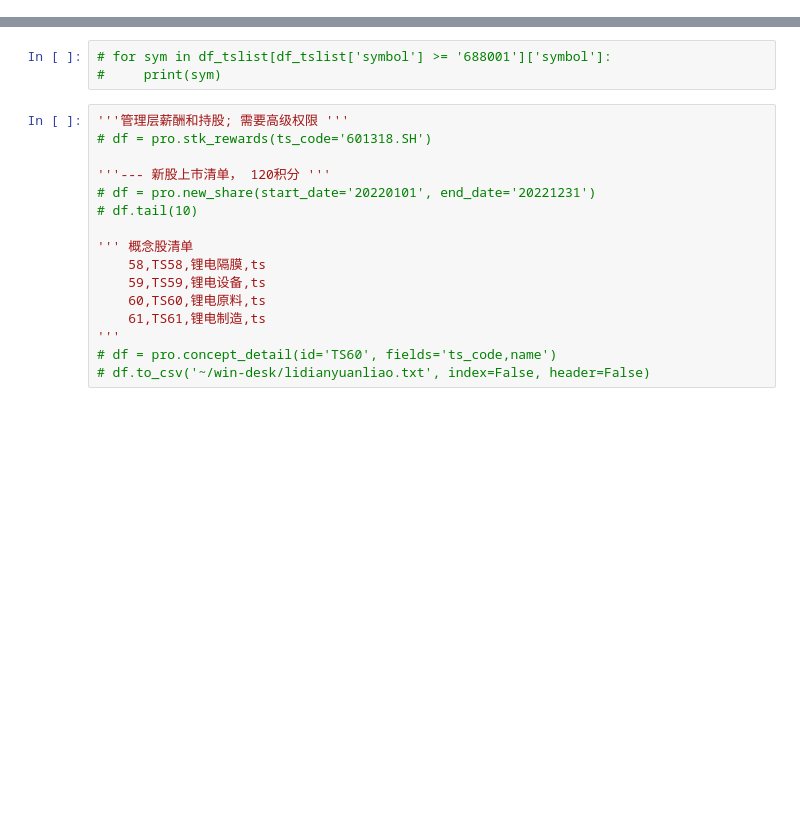
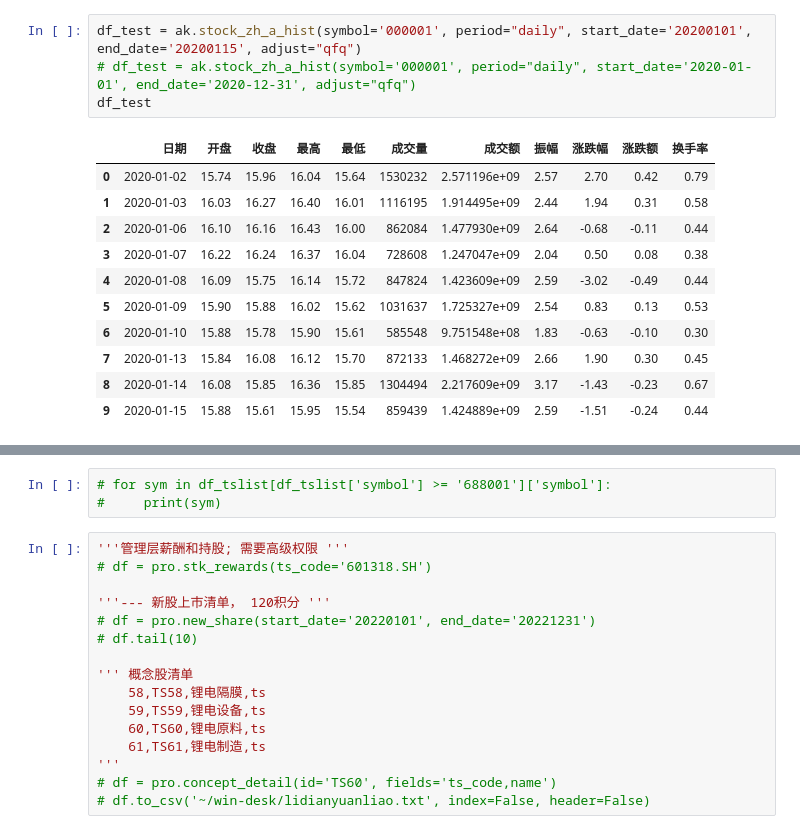
Before and after one commit to charliechensz/qf23, a Jupyter notebook: v4/m11_sync_ak.ipynb, the cells around one changed output, grey strips where cells are left out. Saved outputs shown, nothing was run; the diff lists cells and outputs as text; blank space fills up the shorter version.

```diff
--- a/v4/m11_sync_ak.ipynb
+++ b/v4/m11_sync_ak.ipynb
@@ -150,0 +89,16 @@ Wall time: 17min 57s
+# %%
+df_test = ak.stock_zh_a_hist(symbol='000001', period="daily", start_date='20200101', end_date='20200115', adjust="qfq")
+# df_test = ak.stock_zh_a_hist(symbol='000001', period="daily", start_date='2020-01-01', end_date='2020-12-31', adjust="qfq")
+df_test
+# %% [output]
+|  | 日期 | 开盘 | 收盘 | 最高 | 最低 | 成交量 | 成交额 | 振幅 | 涨跌幅 | 涨跌额 | 换手率 |
+| 0 | 2020-01-02 | 15.74 | 15.96 | 16.04 | 15.64 | 1530232 | 2.571196e+09 | 2.57 | 2.70 | 0.42 | 0.79 |
+| 1 | 2020-01-03 | 16.03 | 16.27 | 16.40 | 16.01 | 1116195 | 1.914495e+09 | 2.44 | 1.94 | 0.31 | 0.58 |
+| 2 | 2020-01-06 | 16.10 | 16.16 | 16.43 | 16.00 | 862084 | 1.477930e+09 | 2.64 | -0.68 | -0.11 | 0.44 |
+| 3 | 2020-01-07 | 16.22 | 16.24 | 16.37 | 16.04 | 728608 | 1.247047e+09 | 2.04 | 0.50 | 0.08 | 0.38 |
+| 4 | 2020-01-08 | 16.09 | 15.75 | 16.14 | 15.72 | 847824 | 1.423609e+09 | 2.59 | -3.02 | -0.49 | 0.44 |
+| 5 | 2020-01-09 | 15.90 | 15.88 | 16.02 | 15.62 | 1031637 | 1.725327e+09 | 2.54 | 0.83 | 0.13 | 0.53 |
+| 6 | 2020-01-10 | 15.88 | 15.78 | 15.90 | 15.61 | 585548 | 9.751548e+08 | 1.83 | -0.63 | -0.10 | 0.30 |
+| 7 | 2020-01-13 | 15.84 | 16.08 | 16.12 | 15.70 | 872133 | 1.468272e+09 | 2.66 | 1.90 | 0.30 | 0.45 |
+| 8 | 2020-01-14 | 16.08 | 15.85 | 16.36 | 15.85 | 1304494 | 2.217609e+09 | 3.17 | -1.43 | -0.23 | 0.67 |
+| 9 | 2020-01-15 | 15.88 | 15.61 | 15.95 | 15.54 | 859439 | 1.424889e+09 | 2.59 | -1.51 | -0.24 | 0.44 |
```
Also changed, not shown: parts of 13 cells of this notebook, 3 other files.
